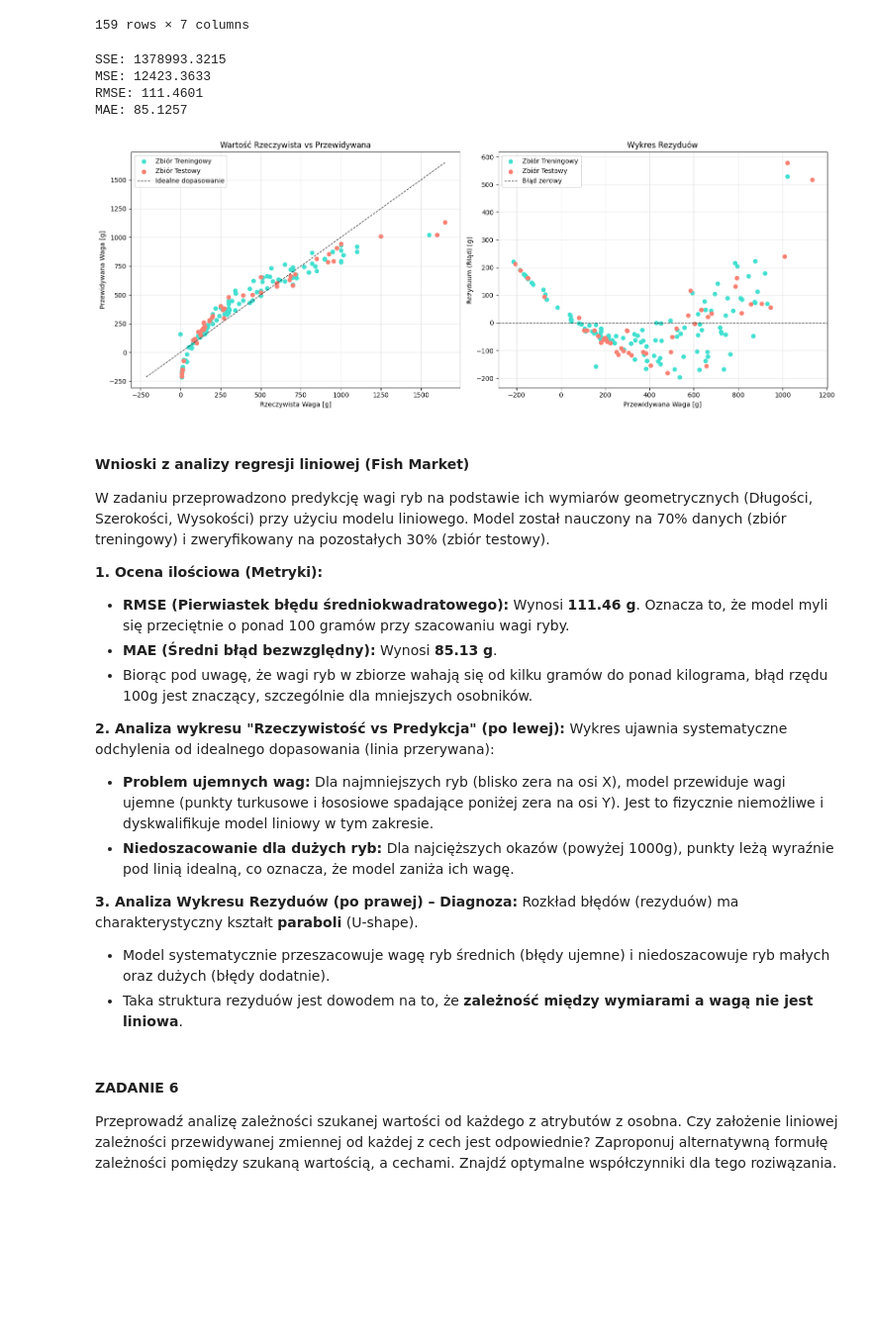
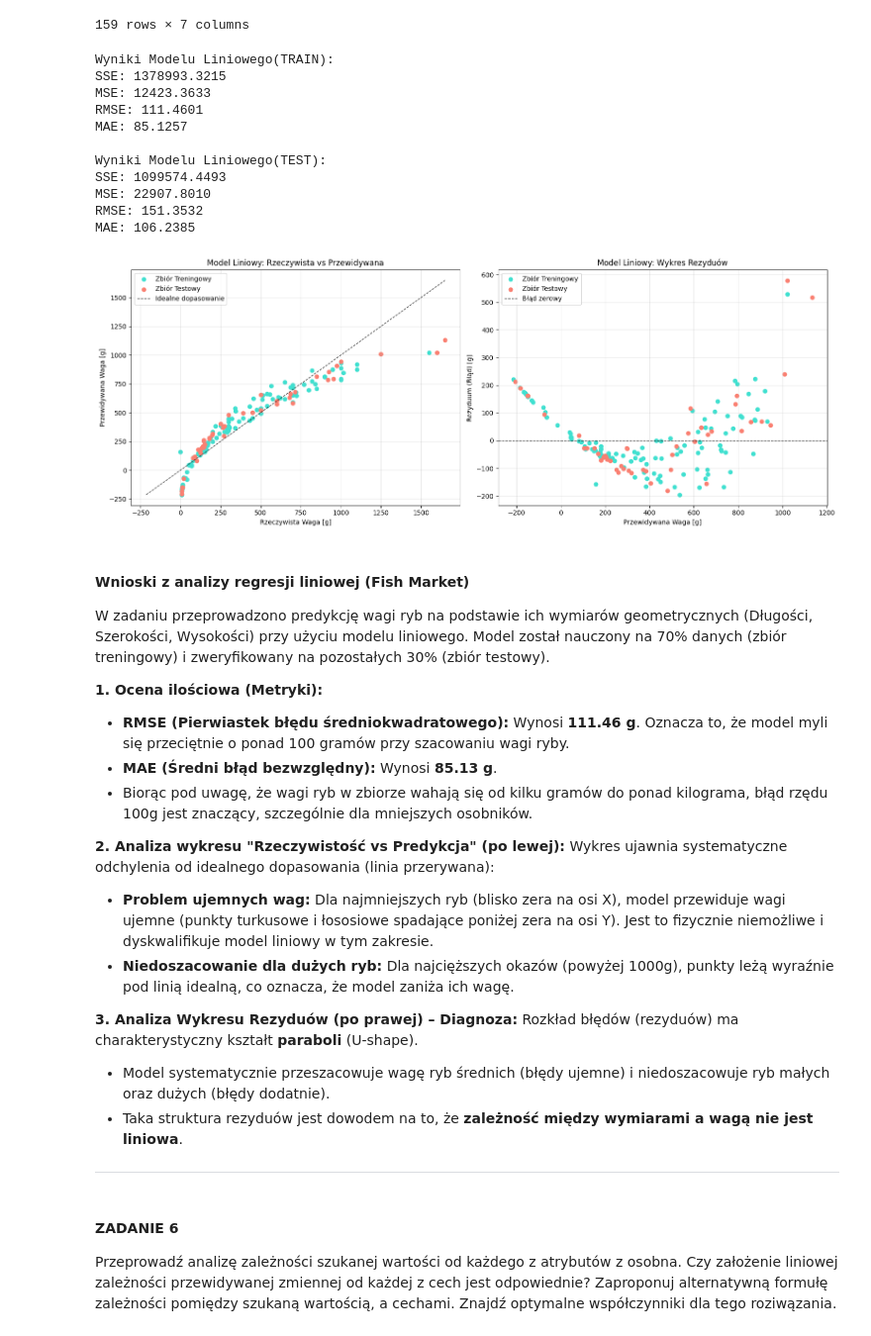
Before and after one commit to dmitrykitty/least-squares-approximation, a Jupyter notebook: solution.ipynb, the cells around one changed output. Shown at 99% size. Cells and saved outputs as stored; diff of their text form; code cells hidden in the pictures; blank space fills up the shorter version.

```diff
--- a/solution.ipynb
+++ b/solution.ipynb
@@ -412,60 +413,83 @@ df
 | 158 | Smelt | 19.9 | 13.8 | 15.0 | 16.2 | 2.9322 | 1.8792 |
 159 rows × 7 columns
 # %%
-#Przygotowanie danych
-x = df[df.columns[2:]]
-y = df[df.columns[1]]
+#przygotowanie danych
+X = df[df.columns[2:]]
+Y = df[df.columns[1]]
 
-x_train, x_test, y_train, y_test = train_test_split(x, y, test_size=0.3, random_state=13)
+#podział
+X_train, X_test, Y_train, Y_test = train_test_split(x, y, test_size=0.3, random_state=13)
+
+#ręczne dodanie biasu
 A_train = np.c_[np.ones(len(x_train)), x_train]
 A_test = np.c_[np.ones(len(x_test)), x_test]
+# %%
+def print_metrics(dict_of_metrics, list_of_metrix):
+
+    """Pomocnicza funkcja do wypisywania metryk"""
+    for metric in list_of_metrix:
+        print(f"{metric}: {dict_of_metrics[metric]:.4f}")
+metrix_list = ['SSE', 'MSE', 'RMSE', 'MAE']
 # %%
-w = solve_LSQ_with_MoorePenrose_matrix(A_train, y_train)
+w_lin = solve_LSQ_with_MoorePenrose_matrix(A_train, y_train)
 
-y_pred_train = A_train @ w
-y_pred_test = A_test @ w
+y_pred_train = A_train @ w_lin
+y_pred_test = A_test @ w_lin
 
 residuals_train = y_train - y_pred_train
 residuals_test = y_test - y_pred_test
 
 # metryki
-metrics = calculate_metrics(y_train, y_pred_train)
+metrics_lin_train = calculate_metrics(y_train, y_pred_train)
+metrics_lin_test  = calculate_metrics(y_test, y_pred_test)
 
-print(f"SSE: {metrics['SSE']:.4f}")
-print(f"MSE: {metrics['MSE']:.4f}")
-print(f"RMSE: {metrics['RMSE']:.4f}")
-print(f"MAE: {metrics['MAE']:.4f}")
+print("\nWyniki Modelu Liniowego(TRAIN):")
+print_metrics(metrics_lin_train, metrix_poly)
+print("\nWyniki Modelu Liniowego(TEST):")
+print_metrics(metrics_lin_test, metrix_poly)
 
-#plot1
+#plot1(real vs pred)
 fig, (ax1, ax2) = plt.subplots(1, 2, figsize=(16, 6))
+
 ax1.scatter(y_train, y_pred_train, color='turquoise', label='Zbiór Treningowy')
 ax1.scatter(y_test, y_pred_test, color='salmon', label='Zbiór Testowy')
+
 all_vals = np.concatenate([y_train, y_test, y_pred_train, y_pred_test])
 min_val, max_val = all_vals.min(), all_vals.max()
 ax1.plot([min_val, max_val], [min_val, max_val], '--k', alpha=0.8, linewidth=1, label='Idealne dopasowanie')
-ax1.set_title("Wartość Rzeczywista vs Przewidywana")
+
+ax1.set_title("Model Liniowy: Rzeczywista vs Przewidywana")
 ax1.set_xlabel("Rzeczywista Waga [g]")
 ax1.set_ylabel("Przewidywana Waga [g]")
 ax1.legend()
 ax1.grid(True, alpha=0.3)
 
-#plot2
+#plot2(residium)
 ax2.scatter(y_pred_train, residuals_train, color='turquoise', label='Zbiór Treningowy')
 ax2.scatter(y_pred_test, residuals_test, color='salmon', label='Zbiór Testowy')
+
 ax2.axhline(y=0, linestyle='--', color='black', alpha=0.8, linewidth=1, label='Błąd zerowy')
-ax2.set_title("Wykres Rezyduów")
+
+ax2.set_title("Model Liniowy: Wykres Rezyduów")
 ax2.set_xlabel("Przewidywana Waga [g]")
 ax2.set_ylabel("Rezyduum (Błąd) [g]")
 ax2.legend()
 ax2.grid(True, alpha=0.3)
 
-fig.tight_layout() # Ładnie układa odstępy między wykresami
+fig.tight_layout()  # Ładnie układa odstępy między wykresami
 # %% [output]
+Wyniki Modelu Liniowego(TRAIN):
 SSE: 1378993.3215
 MSE: 12423.3633
 RMSE: 111.4601
 MAE: 85.1257
+
+Wyniki Modelu Liniowego(TEST):
+SSE: 1099574.4493
+MSE: 22907.8010
+RMSE: 151.3532
+MAE: 106.2385
-[figure, old version]
+[figure, new version]
 # %% [markdown]
 #### Wnioski z analizy regresji liniowej (Fish Market)
 W zadaniu przeprowadzono predykcję wagi ryb na podstawie ich wymiarów geometrycznych (Długości, Szerokości, Wysokości) przy użyciu modelu liniowego. Model został nauczony na 70% danych (zbiór treningowy) i zweryfikowany na pozostałych 30% (zbiór testowy).
@@ -484,6 +508,7 @@ Wykres ujawnia systematyczne odchylenia od idealnego dopasowania (linia przerywa
 Rozkład błędów (rezyduów) ma charakterystyczny kształt **paraboli** (U-shape).
 * Model systematycznie przeszacowuje wagę ryb średnich (błędy ujemne) i niedoszacowuje ryb małych oraz dużych (błędy dodatnie).
 * Taka struktura rezyduów jest dowodem na to, że **zależność między wymiarami a wagą nie jest liniowa**.
+---
 # %% [markdown]
 #### ZADANIE 6
 Przeprowadź analizę zależności szukanej wartości od każdego z atrybutów z osobna. Czy założenie liniowej zależności przewidywanej zmiennej od  każdej z cech jest odpowiednie? Zaproponuj alternatywną formułę zależności pomiędzy szukaną wartością, a cechami. Znajdź optymalne współczynniki dla tego roziwązania.
```
Also changed, not shown: parts of 9 cells of this notebook.
